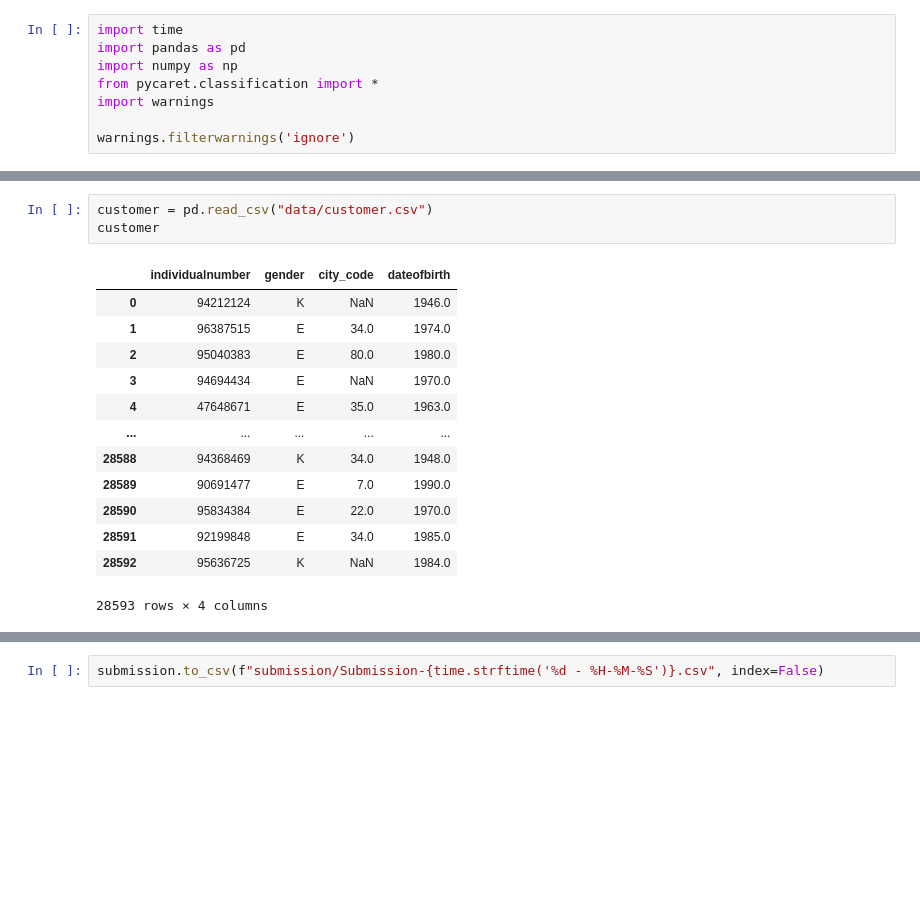
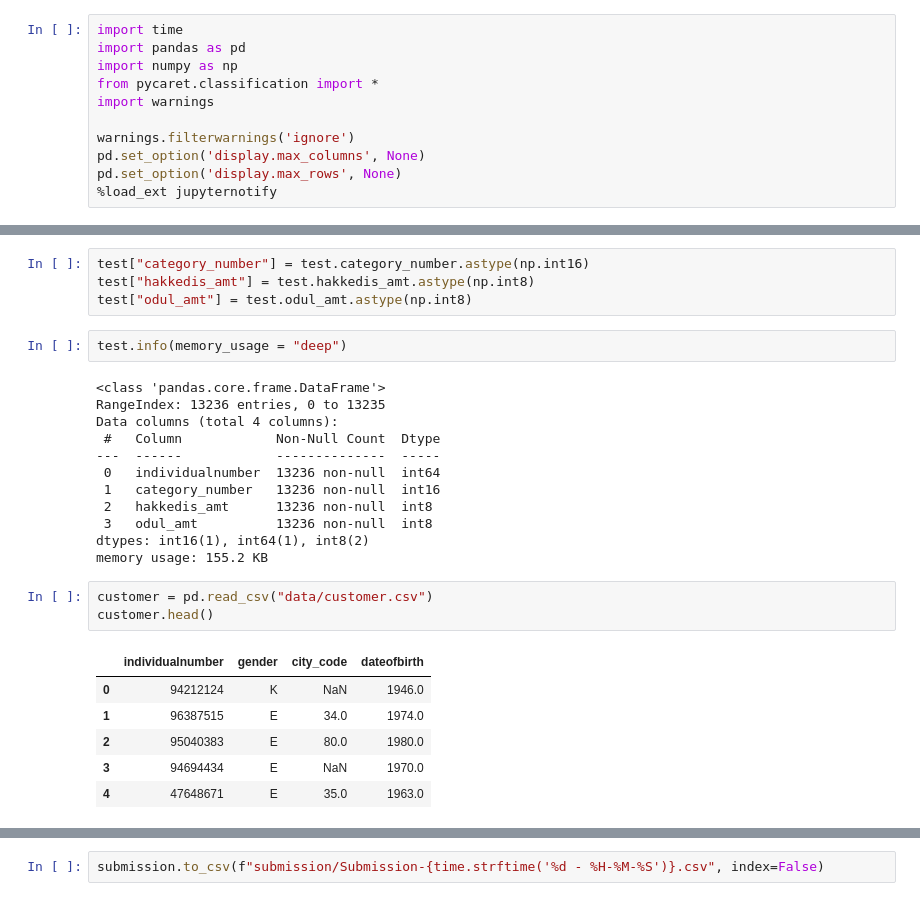
Before and after one commit to ata-turhan/Kaggle-Blueprints-Time-Series, a Jupyter notebook: Migros.ipynb, the cells around one changed output, grey strips where cells are left out. Cells and saved outputs as stored; diff of their text form; blank space fills up the shorter version.

```diff
--- a/Migros.ipynb
+++ b/Migros.ipynb
@@ -6,3 +6,6 @@ from pycaret.classification import *
 import warnings
 
 warnings.filterwarnings('ignore')
+pd.set_option('display.max_columns', None)
+pd.set_option('display.max_rows', None)
+%load_ext jupyternotify
@@ -43,17 +96,28 @@ test
+# %%
+test["category_number"] = test.category_number.astype(np.int16)
+test["hakkedis_amt"] = test.hakkedis_amt.astype(np.int8)
+test["odul_amt"] = test.odul_amt.astype(np.int8)
+# %%
+test.info(memory_usage = "deep")
+# %% [output]
+<class 'pandas.core.frame.DataFrame'>
+RangeIndex: 13236 entries, 0 to 13235
+Data columns (total 4 columns):
+ #   Column            Non-Null Count  Dtype
+---  ------            --------------  -----
+ 0   individualnumber  13236 non-null  int64
+ 1   category_number   13236 non-null  int16
+ 2   hakkedis_amt      13236 non-null  int8
+ 3   odul_amt          13236 non-null  int8
+dtypes: int16(1), int64(1), int8(2)
+memory usage: 155.2 KB
 # %%
 customer = pd.read_csv("data/customer.csv")
-customer
+customer.head()
 # %% [output]
 |  | individualnumber | gender | city_code | dateofbirth |
 | 0 | 94212124 | K | NaN | 1946.0 |
 | 1 | 96387515 | E | 34.0 | 1974.0 |
 | 2 | 95040383 | E | 80.0 | 1980.0 |
 | 3 | 94694434 | E | NaN | 1970.0 |
 | 4 | 47648671 | E | 35.0 | 1963.0 |
-| ... | ... | ... | ... | ... |
-| 28588 | 94368469 | K | 34.0 | 1948.0 |
-| 28589 | 90691477 | E | 7.0 | 1990.0 |
-| 28590 | 95834384 | E | 22.0 | 1970.0 |
-| 28591 | 92199848 | E | 34.0 | 1985.0 |
-| 28592 | 95636725 | K | NaN | 1984.0 |
-28593 rows × 4 columns
```
Also changed, not shown: parts of 46 cells of this notebook, 6 other files.
